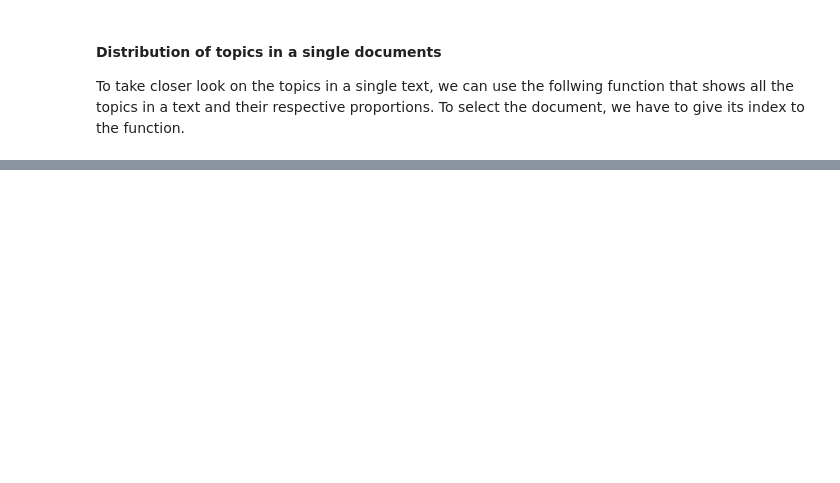
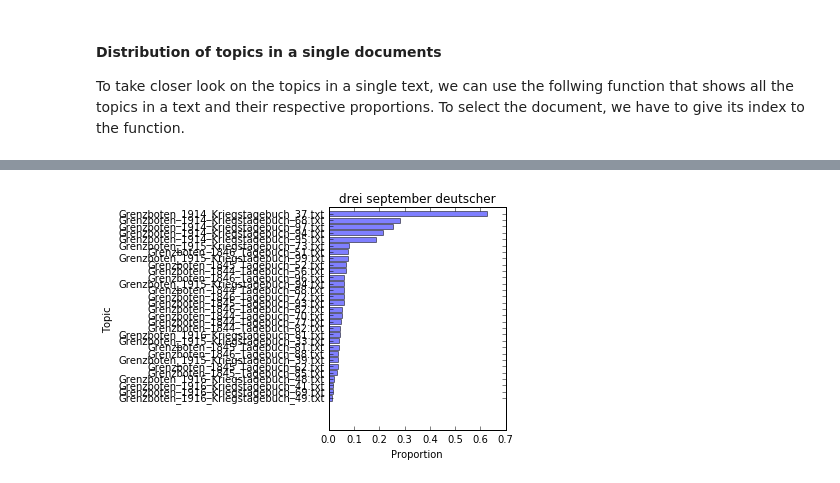
Before and after one commit to pielstroem/Topics, a Jupyter notebook: IntroducingMallet.ipynb, the cells around one changed output, grey strips where cells are left out. Cells and saved outputs as stored; diff of their text form; code cells hidden in the pictures; blank space fills up the shorter version.

```diff
--- a/IntroducingMallet.ipynb
+++ b/IntroducingMallet.ipynb
@@ -299,0 +299,3 @@ The generated model object can now be translated into a human-readable document-
+# %%
+topics = postprocessing.show_topics(topic_keys_file='tutorial_supplementals/mallet_output/topic_keys.txt')
+topics
@@ -308,0 +320,4 @@ Now we can see the topics in the model with the following function:
+# %%
+document_topics = postprocessing.show_document_topics(topics=topics,
+                                                      doc_topics_file='tutorial_supplementals/mallet_output/doc_topics.txt')
+document_topics[:5]
@@ -325,0 +352,3 @@ To take closer look on the topics in a single text, we can use the follwing func
+# %%
+visualization.plot_doc_topics(document_topics, 0)
+# %% [output]
@@ -325,0 +356 @@ To take closer look on the topics in a single text, we can use the follwing func
+[figure, added]
```
Also changed, not shown: parts of 13 cells of this notebook.
